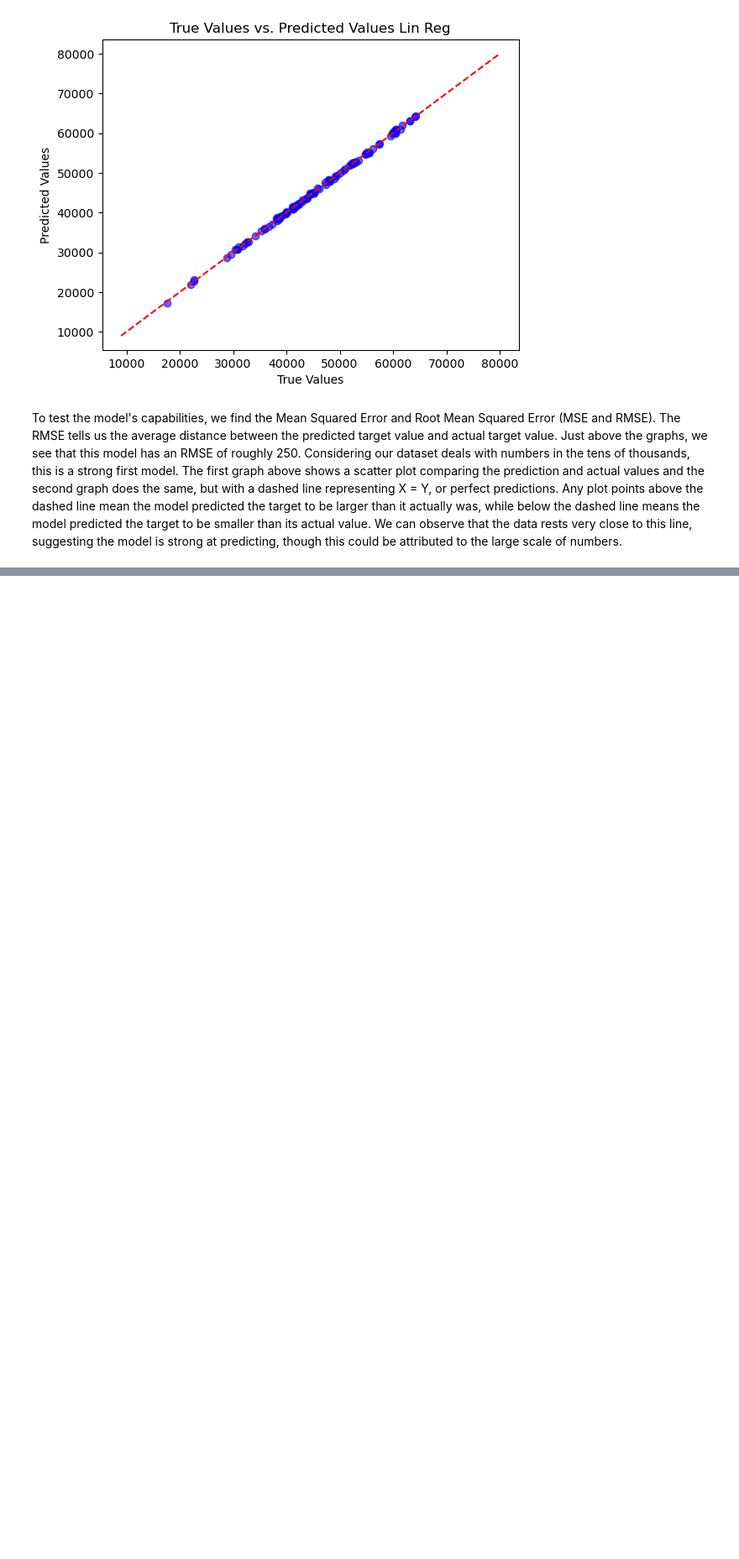
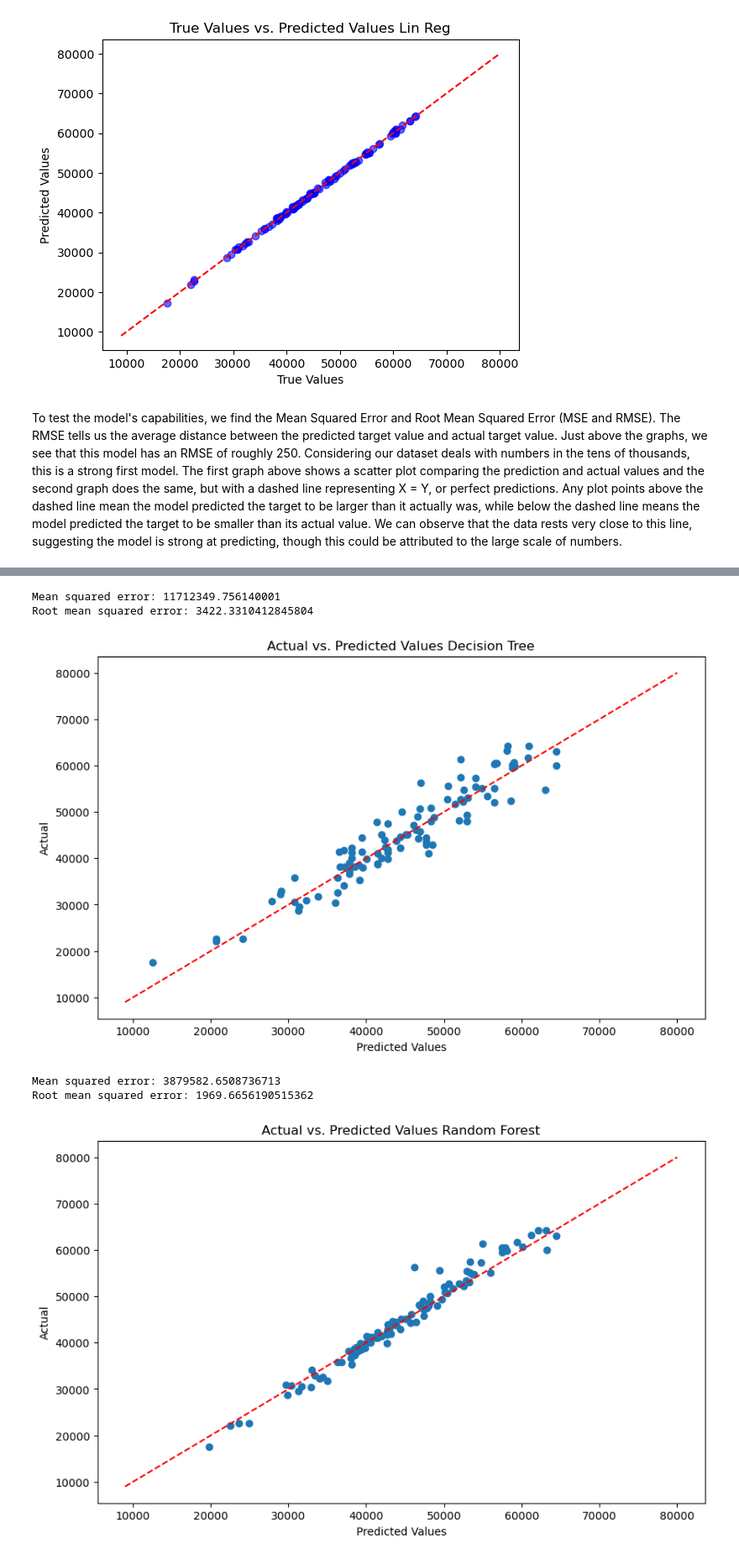
Before and after one commit to Wsmit125/Project-3-Car-Budget-Dataset, a Jupyter notebook: main.ipynb, the cells around one changed output, grey strips where cells are left out. Shown at 84% size. Saved outputs shown, nothing was run; the diff lists cells and outputs as text; code cells hidden in the pictures; blank space fills up the shorter version.

```diff
--- a/main.ipynb
+++ b/main.ipynb
@@ -249,0 +368,71 @@ To test the model's capabilities, we find the Mean Squared Error and Root Mean S
+# %%
+# Model 4: Decision Tree
+# Import Decision Tree
+from sklearn.tree import DecisionTreeRegressor
+
+# Split data into features and target
+X4 = df_clean.drop(columns = ['Car Purchase Amount', 'Gender', 'Credit Card Debt'])
+y4 = df_clean['Car Purchase Amount']
+
+# Split data into training and testing sets
+X_train4, X_test4, y_train4, y_test4 = train_test_split(X4, y4, test_size = 0.2, random_state = 42)
+
+# Create, train, and test the model
+model4 = DecisionTreeRegressor().fit(X_train4, y_train4)
+y_pred4 = model4.predict(X_test4)
+
+# Calculate mean squared error
+mse4 = mean_squared_error(y_test4, y_pred4)
+print('Mean squared error:', mse4)
+
+# Calculate root mean squared error
+rmse4 = mse4 ** 0.5
+print('Root mean squared error:', rmse4)
+
+# Print graph
+plt.figure(figsize=(10, 6))
+plt.scatter(y_pred4, y_test4)
+plt.plot([y.min(), y.max()], [y.min(), y.max()], 'r--')
+plt.title('Actual vs. Predicted Values Decision Tree')
+plt.xlabel('Predicted Values')
+plt.ylabel('Actual')
+plt.show()
+
+
+
+# Model 5: Random Forest
+from sklearn.ensemble import RandomForestRegressor
+
+# Split data into features and target
+X5 = df_clean.drop(columns = ['Car Purchase Amount', 'Gender', 'Credit Card Debt'])
+y5 = df_clean['Car Purchase Amount']
+
+# Split data into training and testing sets
+X_train5, X_test5, y_train5, y_test5 = train_test_split(X5, y5, test_size = 0.2, random_state = 42)
+
+model5 = RandomForestRegressor().fit(X_train5, y_train5)
+
+y_pred5 = model5.predict(X_test5)
+
+# Calculate mean squared error
+mse5 = mean_squared_error(y_test5, y_pred5)
+print('Mean squared error:', mse5)
+
+# Calculate root mean squared error
+rmse5 = mse5 ** 0.5
+print('Root mean squared error:', rmse5)
+
+plt.figure(figsize=(10, 6))
+plt.scatter(y_pred5, y_test5)
+plt.plot([y.min(), y.max()], [y.min(), y.max()], 'r--')
+plt.title('Actual vs. Predicted Values Random Forest')
+plt.xlabel('Predicted Values')
+plt.ylabel('Actual')
+plt.show()
+# %% [output]
+Mean squared error: 11712349.756140001
+Root mean squared error: 3422.3310412845804
+[figure, added]
+Mean squared error: 3879582.6508736713
+Root mean squared error: 1969.6656190515362
+[figure, added]
```
Also changed, not shown: parts of 19 cells of this notebook.
